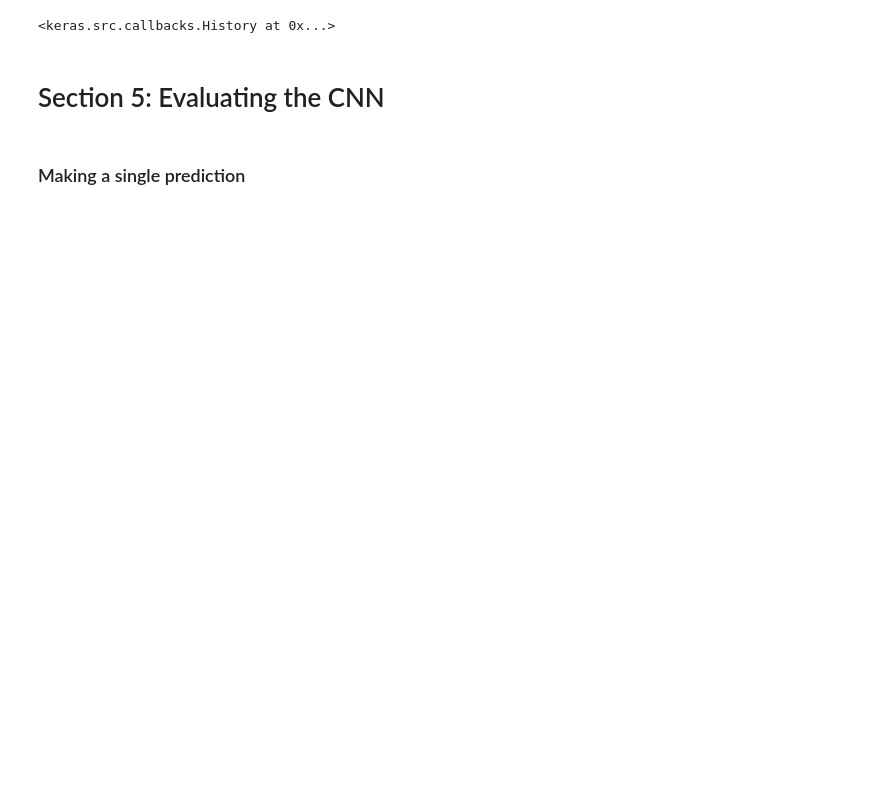
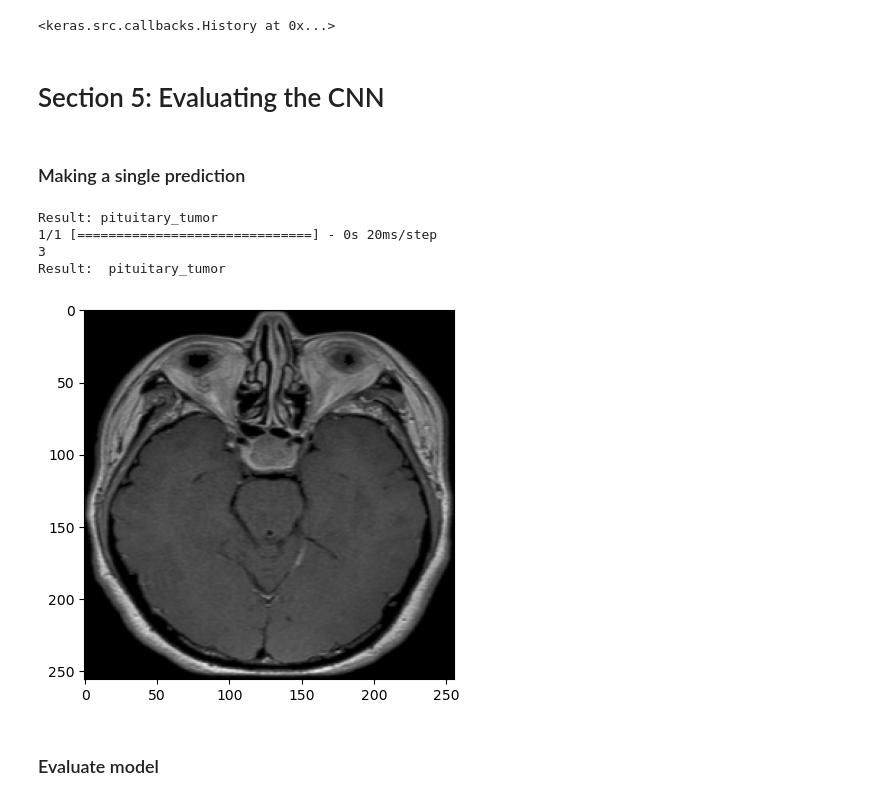
Before and after one commit to chuongtran01/brain-tumors-classification, a Jupyter notebook: cnn.ipynb, the cells around one changed output. Saved outputs shown, nothing was run; the diff lists cells and outputs as text; code cells hidden in the pictures; blank space fills up the shorter version.

```diff
--- a/cnn.ipynb
+++ b/cnn.ipynb
@@ -137,8 +157,8 @@ cnn.add(tf.keras.layers.Flatten())
 # %% [markdown]
 ### Fully Connection
 # %%
-cnn.add(tf.keras.layers.Dense(units=64,activation='relu'))
-cnn.add(tf.keras.layers.Dense(units=32,activation='relu'))
+# cnn.add(tf.keras.layers.Dense(units=32,activation='relu'))
+cnn.add(tf.keras.layers.Dense(units=16,activation='relu'))
 # %% [markdown]
 ### Output Layer
 # %%
@@ -205,6 +225,50 @@ Epoch 10/10
 <keras.src.callbacks.History at 0x...>
 # %% [markdown]
 # Section 5: Evaluating the CNN
-# %% [markdown]
-### Making a single prediction
+# %% [markdown]
+### Making a single prediction
+# %%
+from keras.preprocessing import image
+
+image_type = "pituitary_tumor"
+
+single_prediction_pituitary_path = os.path.join("./Test", image_type)
+
+all_files = os.listdir(single_prediction_pituitary_path)
+
+image_files = [f for f in all_files if f.lower().endswith(( '.jpg'))]
+
+# Check if there are any image files in the folder
+if len(image_files) == 0:
+    print("No image files found in the folder.")
+else:
+    # Choose a random image file
+    random_image = random.choice(image_files)
+    print("Result:", image_type)
+
+
+    random_image_path = os.path.join(single_prediction_pituitary_path, random_image)
+
+
+test_img = image.load_img(random_image_path, target_size=(256,256))
+plt.imshow(test_img)
+test_img = image.img_to_array(test_img)
+
+# We train the CNN based on batch so we need to convert test_img into batch (adding 1 more dimension)
+test_img = np.expand_dims(test_img, axis=0)
+
+model_predict = tf.nn.softmax(cnn.predict(test_img))
+class_index = np.argmax(model_predict.numpy())
+
+print(class_index)
+
+print("Result: ", class_names[class_index])
+# %% [output]
+Result: pituitary_tumor
+1/1 [==============================] - 0s 20ms/step
+3
+Result:  pituitary_tumor
+[figure, added]
+# %% [markdown]
+### Evaluate model
 # %%
```
Also changed, not shown: parts of 12 cells of this notebook.
